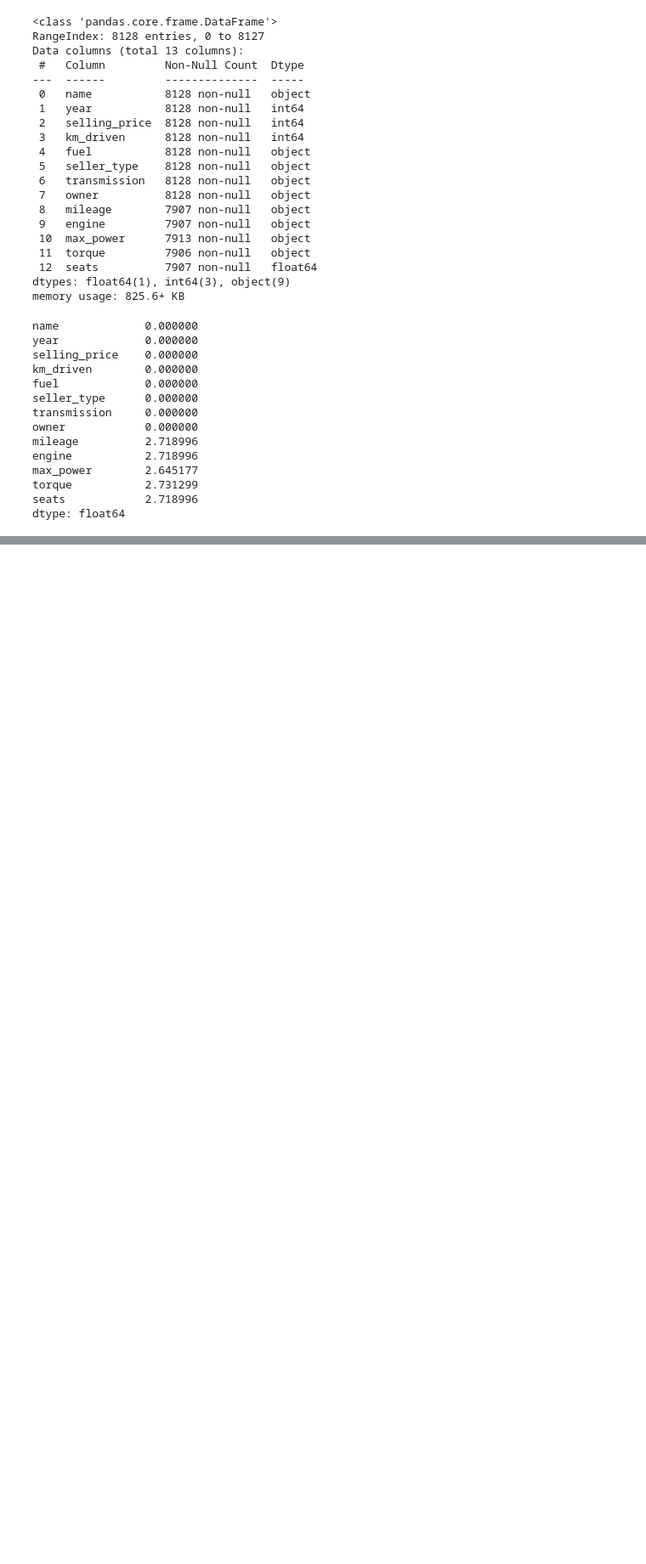
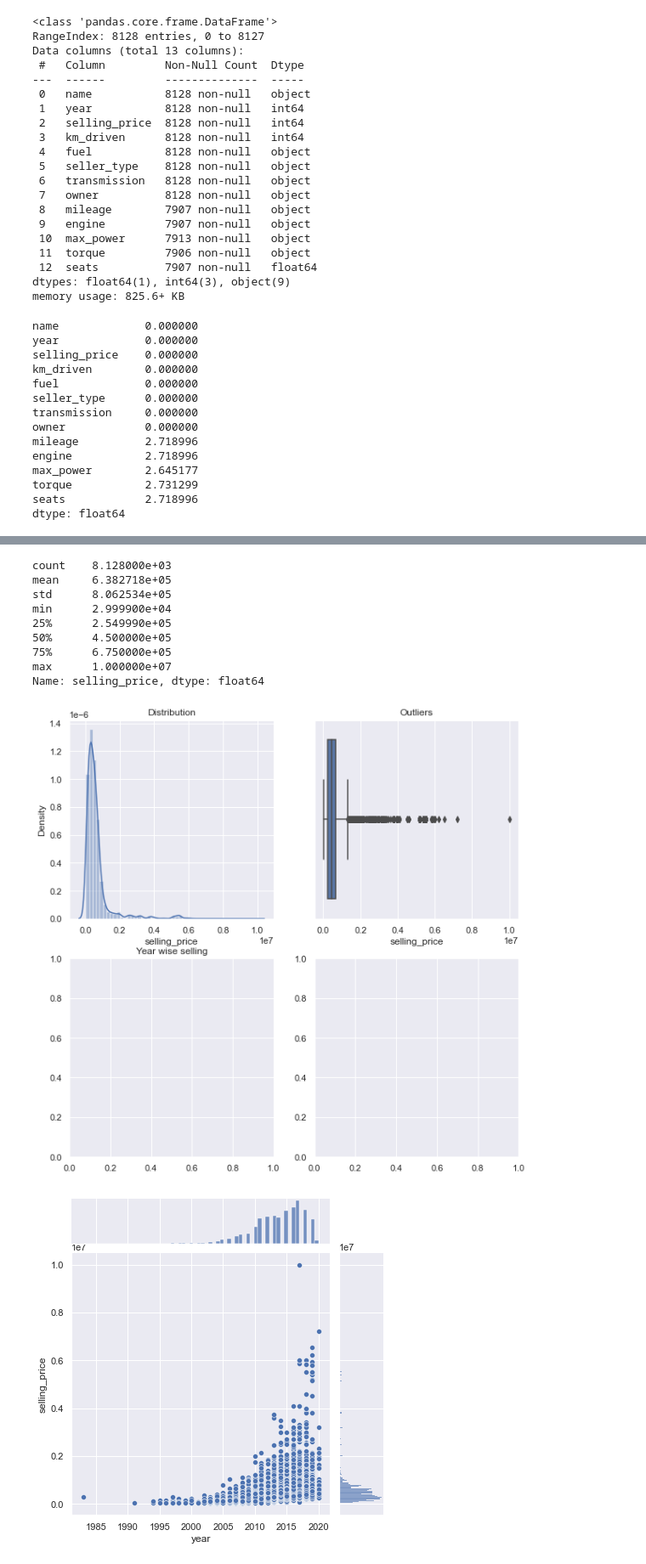
Before and after one commit to imanjunathn/Car_Price_Pred, a Jupyter notebook: CarPricePred.ipynb, the cells around one changed output, grey strips where cells are left out. Shown at 85% size. Saved outputs shown, nothing was run; the diff lists cells and outputs as text; code cells hidden in the pictures; blank space fills up the shorter version.

```diff
--- a/CarPricePred.ipynb
+++ b/CarPricePred.ipynb
@@ -69,0 +119,22 @@ dtype: float64
+# %%
+# Let's checl selling price distribution according to year.
+_,axes = plt.subplots(2,2,figsize=(10,10))
+sns.distplot(carData.selling_price,ax = axes[0][0])
+axes[0][0].set_title('Distribution')
+sns.boxplot(carData.selling_price,ax = axes[0][1])
+axes[0][1].set_title('Outliers')
+sns.jointplot(y='selling_price',x='year',ax = axes[1][0],data=carData)
+axes[1][0].set_title('Year wise selling')
+print(carData.selling_price.describe())
+# %% [output]
+count    8.128000e+03
+mean     6.382718e+05
+std      8.062534e+05
+min      2.999900e+04
+25%      2.549990e+05
+50%      4.500000e+05
+75%      6.750000e+05
+max      1.000000e+07
+Name: selling_price, dtype: float64
+[figure, added]
+[figure, added]
```
Also changed, not shown: parts of 21 cells of this notebook.
